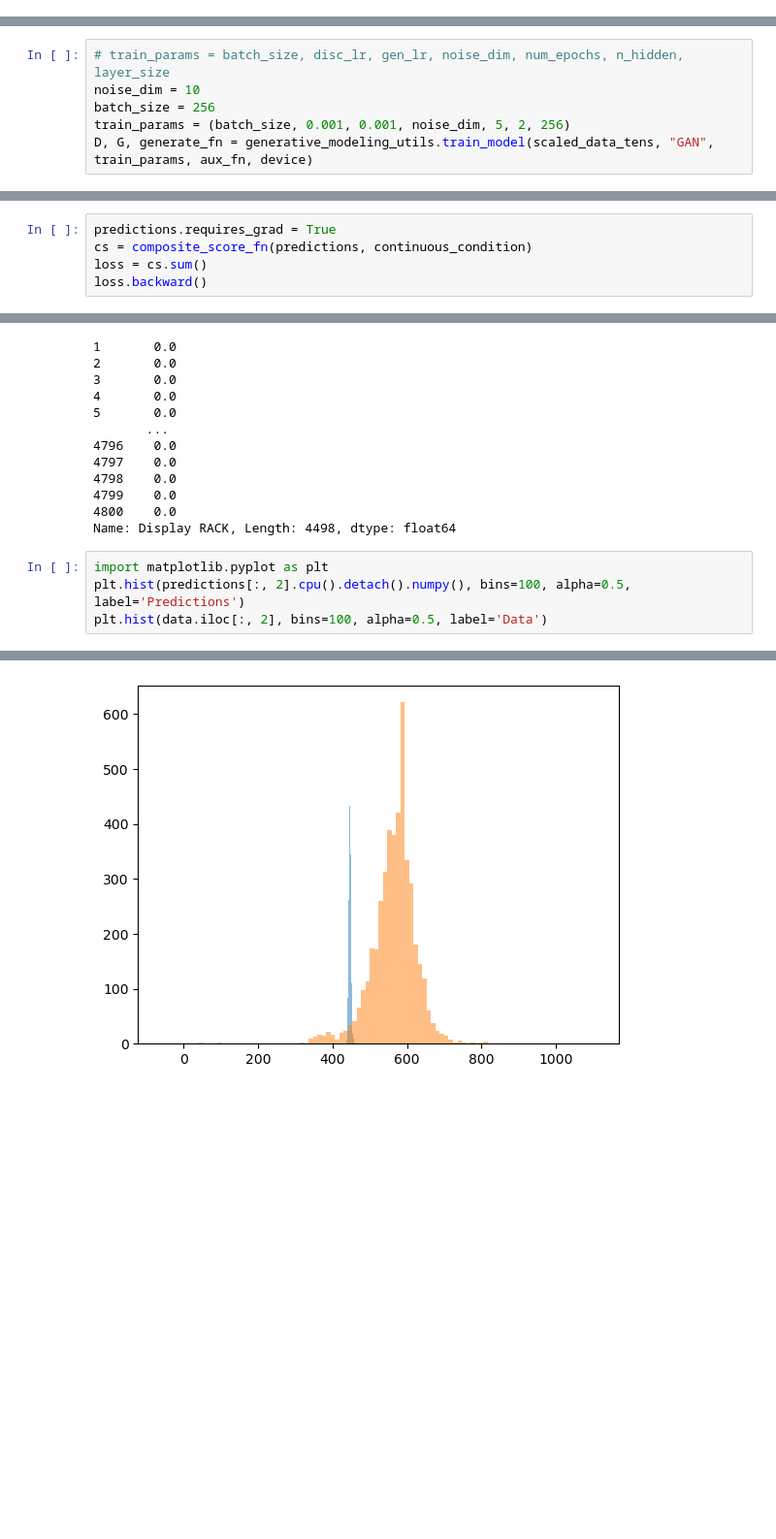
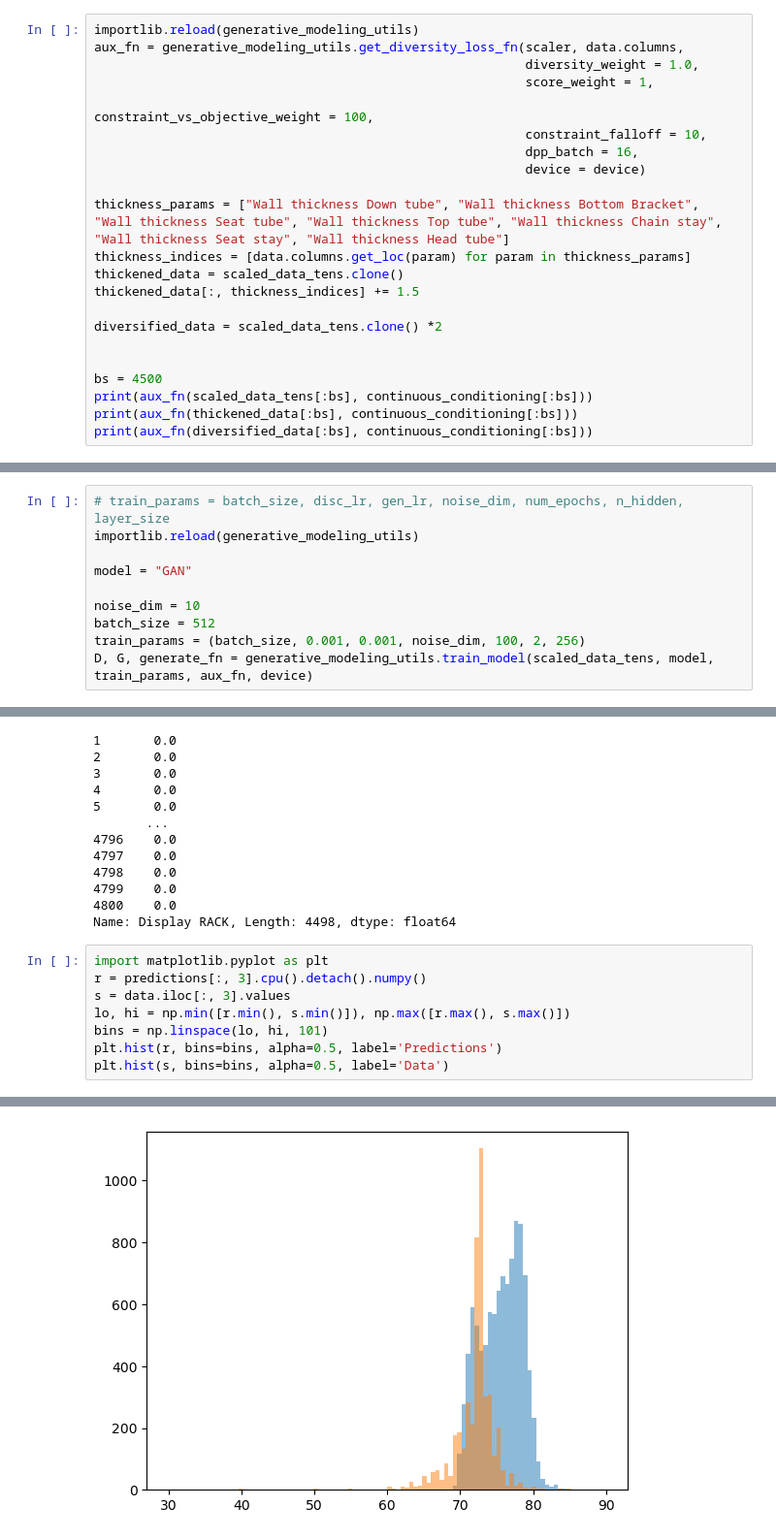
Before and after one commit to yazan-abu-obaideh/biked-commons, a Jupyter notebook: src/biked_commons/benchmark_models/PADGMs.ipynb, the cells around one changed output, grey strips where cells are left out. Shown: that part at 97% size. Cells and saved outputs as stored; diff of their text form; blank space fills up the shorter version.

```diff
--- a/src/biked_commons/benchmark_models/PADGMs.ipynb
+++ b/src/biked_commons/benchmark_models/PADGMs.ipynb
@@ -30,0 +30,22 @@ aux_fn = generative_modeling_utils.get_diversity_loss_fn(scaler, 100, 0.1, 100,
+# %%
+importlib.reload(generative_modeling_utils)
+aux_fn = generative_modeling_utils.get_diversity_loss_fn(scaler, data.columns,
+                                                         diversity_weight = 1.0,
+                                                         score_weight = 1,
+                                                         constraint_vs_objective_weight = 100,
+                                                         constraint_falloff = 10,
+                                                         dpp_batch = 16,
+                                                         device = device)
+
+thickness_params = ["Wall thickness Down tube", "Wall thickness Bottom Bracket", "Wall thickness Seat tube", "Wall thickness Top tube", "Wall thickness Chain stay", "Wall thickness Seat stay", "Wall thickness Head tube"]
+thickness_indices = [data.columns.get_loc(param) for param in thickness_params]
+thickened_data = scaled_data_tens.clone()
+thickened_data[:, thickness_indices] += 1.5
+
+diversified_data = scaled_data_tens.clone() *2
+
+
+bs = 4500
+print(aux_fn(scaled_data_tens[:bs], continuous_conditioning[:bs]))
+print(aux_fn(thickened_data[:bs], continuous_conditioning[:bs]))
+print(aux_fn(diversified_data[:bs], continuous_conditioning[:bs]))
@@ -31,6 +56,10 @@ aux_fn = generative_modeling_utils.get_diversity_loss_fn(scaler, 100, 0.1, 100,
 # %%
 # train_params = batch_size, disc_lr, gen_lr, noise_dim, num_epochs, n_hidden, layer_size
+importlib.reload(generative_modeling_utils)
+
+model = "GAN"
+
 noise_dim = 10
-batch_size = 256
-train_params = (batch_size, 0.001, 0.001, noise_dim, 5, 2, 256)
-D, G, generate_fn = generative_modeling_utils.train_model(scaled_data_tens, "GAN", train_params, aux_fn, device)
+batch_size = 512
+train_params = (batch_size, 0.001, 0.001, noise_dim, 100, 2, 256)
+D, G, generate_fn = generative_modeling_utils.train_model(scaled_data_tens, model, train_params, aux_fn, device)
@@ -111,5 +105,0 @@ composite_score_fn = generative_modeling_utils.get_composite_score_fn(constrant_
-# %%
-predictions.requires_grad = True
-cs = composite_score_fn(predictions, continuous_condition)
-loss = cs.sum()
-loss.backward()
@@ -194,6 +149,10 @@ data.iloc[:, 50]
 Name: Display RACK, Length: 4498, dtype: float64
 # %%
 import matplotlib.pyplot as plt
-plt.hist(predictions[:, 2].cpu().detach().numpy(), bins=100, alpha=0.5, label='Predictions')
-plt.hist(data.iloc[:, 2], bins=100, alpha=0.5, label='Data')
+r = predictions[:, 3].cpu().detach().numpy()
+s = data.iloc[:, 3].values
+lo, hi = np.min([r.min(), s.min()]), np.max([r.max(), s.max()])
+bins = np.linspace(lo, hi, 101)
+plt.hist(r, bins=bins, alpha=0.5, label='Predictions')
+plt.hist(s, bins=bins, alpha=0.5, label='Data')
 # %% [output]
@@ -216,2 +175,2 @@ plt.hist(data.iloc[:, 2], bins=100, alpha=0.5, label='Data')
  <BarContainer object of 100 artists>)
-[figure, old version]
+[figure, new version]
```
Also changed, not shown: parts of 14 cells of this notebook, 15 other files.
